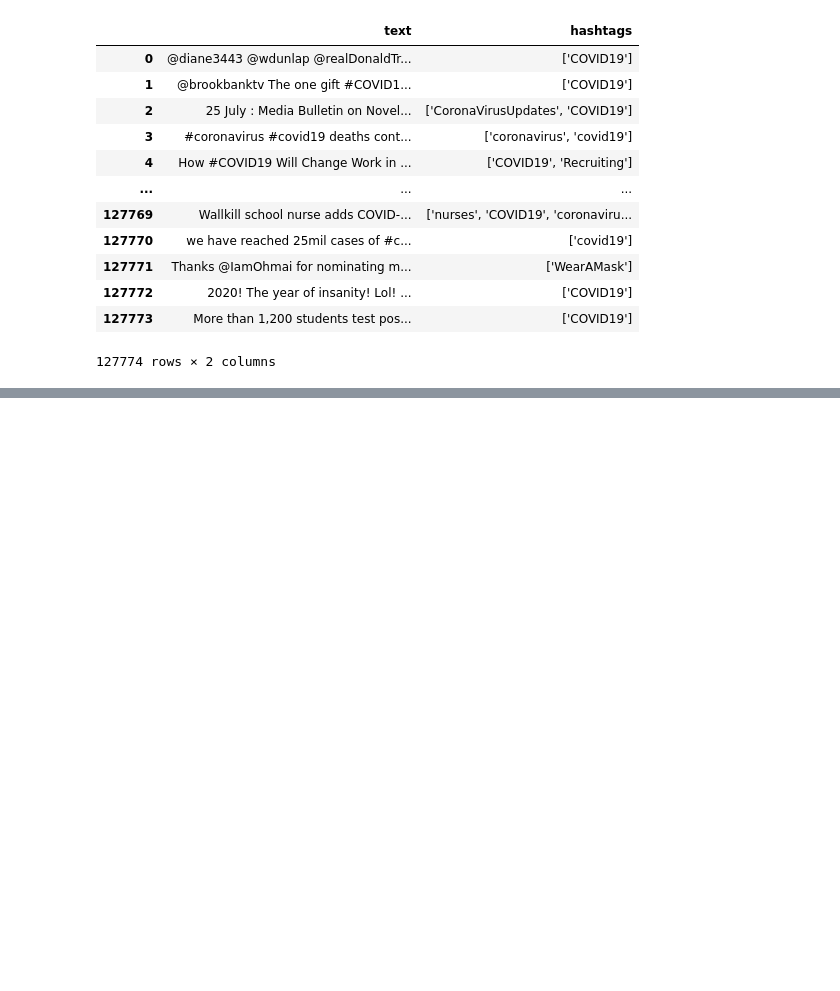
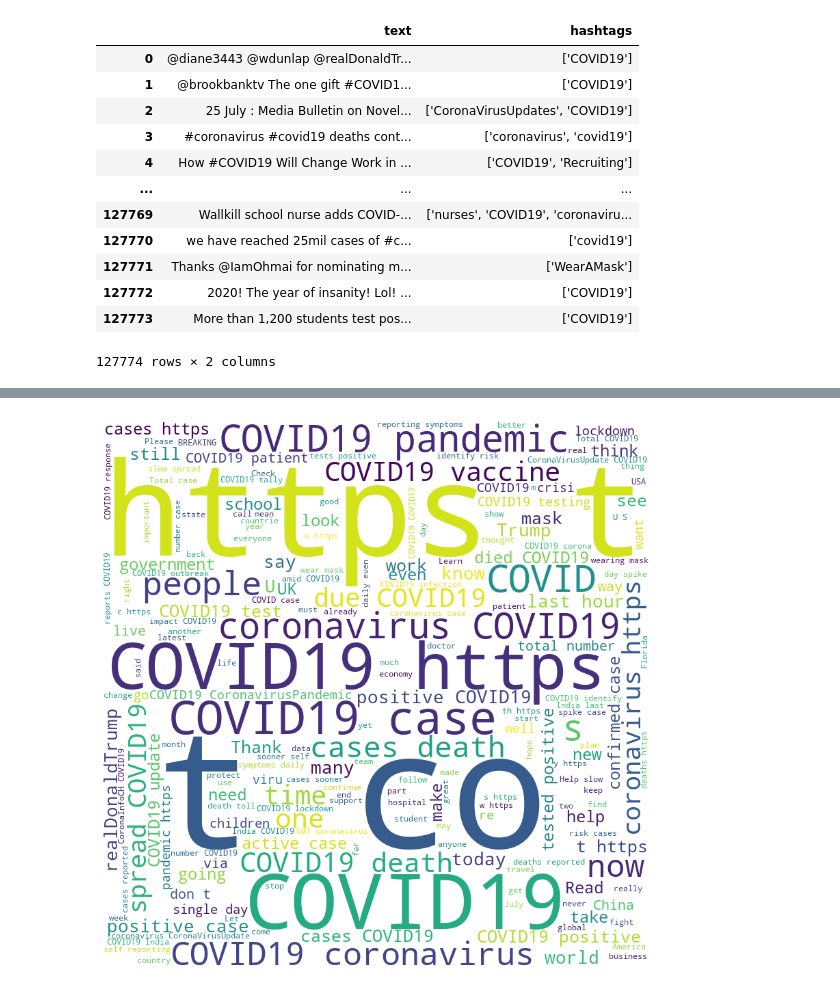
Before and after one commit to Enriquepardo/Dataset-Covid, a Jupyter notebook: DataSet_COVID.ipynb, the cells around one changed output, grey strips where cells are left out. Drawn from its saved outputs; the diff is of its cells as text; code cells hidden in the pictures; blank space fills up the shorter version.

```diff
--- a/DataSet_COVID.ipynb
+++ b/DataSet_COVID.ipynb
@@ -195,0 +316,32 @@ See the caveats in the documentation: https://pandas.pydata.org/pandas-docs/stab
+# %%
+#  Heatmap de las palabras más utilizadas en los tweets
+from wordcloud import WordCloud
+
+#  Creamos una lista con las palabras más utilizadas en los tweets
+top_10_palabras = [x[0] for x in top_10_palabras]
+
+#  Creamos una lista con los tweets
+tweets = df_filt2['text'].tolist()
+
+#  Creamos una lista con los tweets que contengan las palabras más utilizadas
+tweets_top_10_palabras = []
+for tweet in tweets:
+    for palabra in top_10_palabras:
+        if palabra in tweet:
+            tweets_top_10_palabras.append(tweet)
+            break
+
+#  Creamos un string con todos los tweets que contengan las palabras más utilizadas
+tweets_top_10_palabras = ' '.join(tweets_top_10_palabras)
+
+#  Creamos el WordCloud
+wordcloud = WordCloud(width=800, height=800, background_color='white', min_font_size=10).generate(tweets_top_10_palabras)
+
+#  Mostramos el WordCloud
+plt.figure(figsize=(8, 8), facecolor=None)
+plt.imshow(wordcloud)
+plt.axis('off')
+plt.tight_layout(pad=0)
+plt.show()
+# %% [output]
+[figure, added]
```
Also changed, not shown: parts of 25 cells of this notebook, 1 other file.
